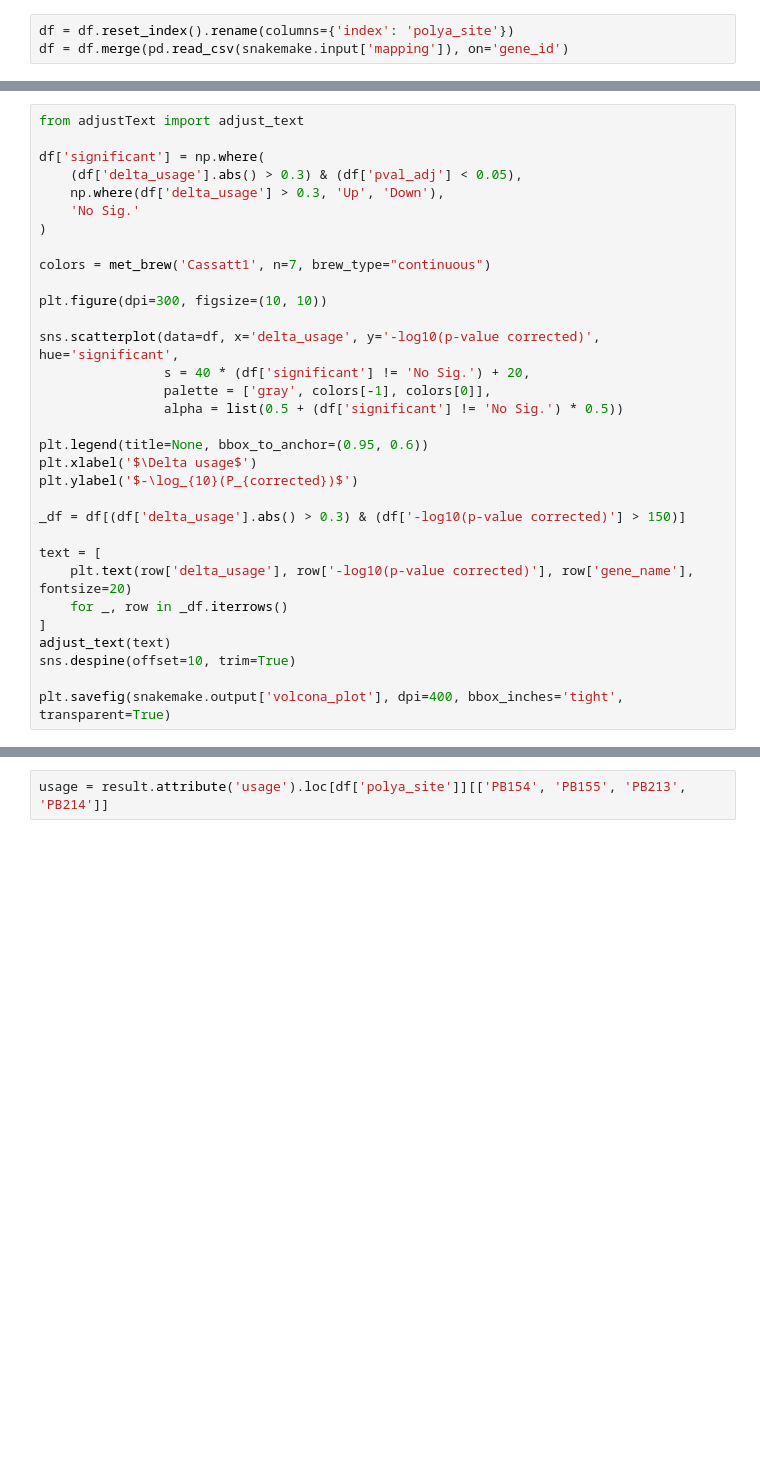
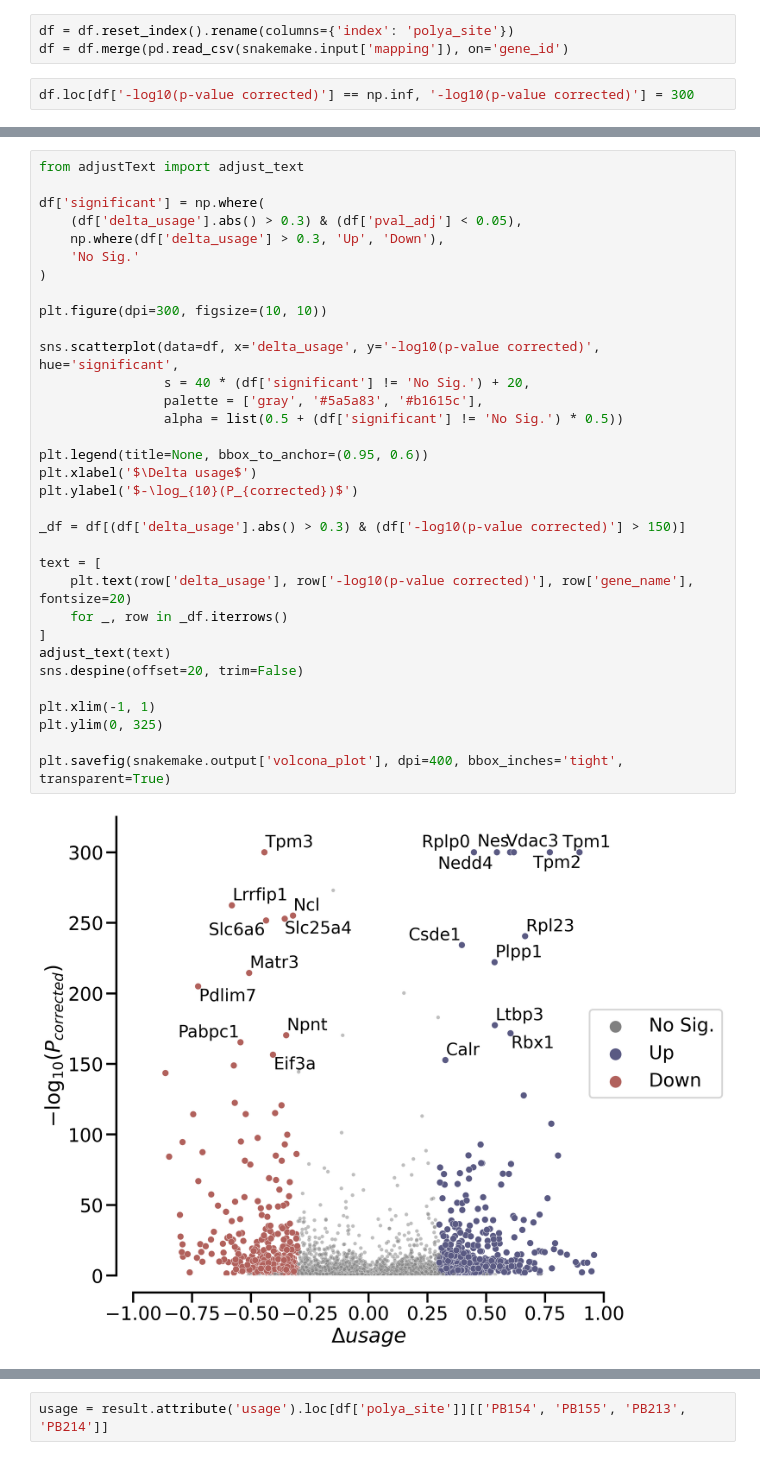
Before and after one commit to mortazavilab/lapa, a Jupyter notebook: workflow/c2c12/differential_apa.ipynb, the cells around one changed output, grey strips where cells are left out. Drawn from its saved outputs; the diff is of its cells as text; blank space fills up the shorter version.

Commit message:
figure update

```diff
--- a/workflow/c2c12/differential_apa.ipynb
+++ b/workflow/c2c12/differential_apa.ipynb
@@ -32,3 +32,5 @@ df['-log10(p-value corrected)'] = -np.log10(df['pval_adj'])
 # %%
 df = df.reset_index().rename(columns={'index': 'polya_site'})
 df = df.merge(pd.read_csv(snakemake.input['mapping']), on='gene_id')
+# %%
+df.loc[df['-log10(p-value corrected)'] == np.inf, '-log10(p-value corrected)'] = 300
@@ -35,33 +41,36 @@ df = df.merge(pd.read_csv(snakemake.input['mapping']), on='gene_id')
 # %%
 from adjustText import adjust_text
 
 df['significant'] = np.where(
     (df['delta_usage'].abs() > 0.3) & (df['pval_adj'] < 0.05),
     np.where(df['delta_usage'] > 0.3, 'Up', 'Down'),
     'No Sig.'
 )
 
-colors = met_brew('Cassatt1', n=7, brew_type="continuous")
-
 plt.figure(dpi=300, figsize=(10, 10))
 
 sns.scatterplot(data=df, x='delta_usage', y='-log10(p-value corrected)', hue='significant',
                 s = 40 * (df['significant'] != 'No Sig.') + 20,
-                palette = ['gray', colors[-1], colors[0]],
+                palette = ['gray', '#5a5a83', '#b1615c'],
                 alpha = list(0.5 + (df['significant'] != 'No Sig.') * 0.5))
 
 plt.legend(title=None, bbox_to_anchor=(0.95, 0.6))
 plt.xlabel('$\Delta usage$')
 plt.ylabel('$-\log_{10}(P_{corrected})$')
 
 _df = df[(df['delta_usage'].abs() > 0.3) & (df['-log10(p-value corrected)'] > 150)]
 
 text = [
     plt.text(row['delta_usage'], row['-log10(p-value corrected)'], row['gene_name'], fontsize=20)
     for _, row in _df.iterrows()
 ]
 adjust_text(text)
-sns.despine(offset=10, trim=True)
+sns.despine(offset=20, trim=False)
+
+plt.xlim(-1, 1)
+plt.ylim(0, 325)
 
 plt.savefig(snakemake.output['volcona_plot'], dpi=400, bbox_inches='tight', transparent=True)
+# %% [output]
+[figure, added]
 # %%
```
Also changed, not shown: parts of 5 cells of this notebook, 1 other file.
